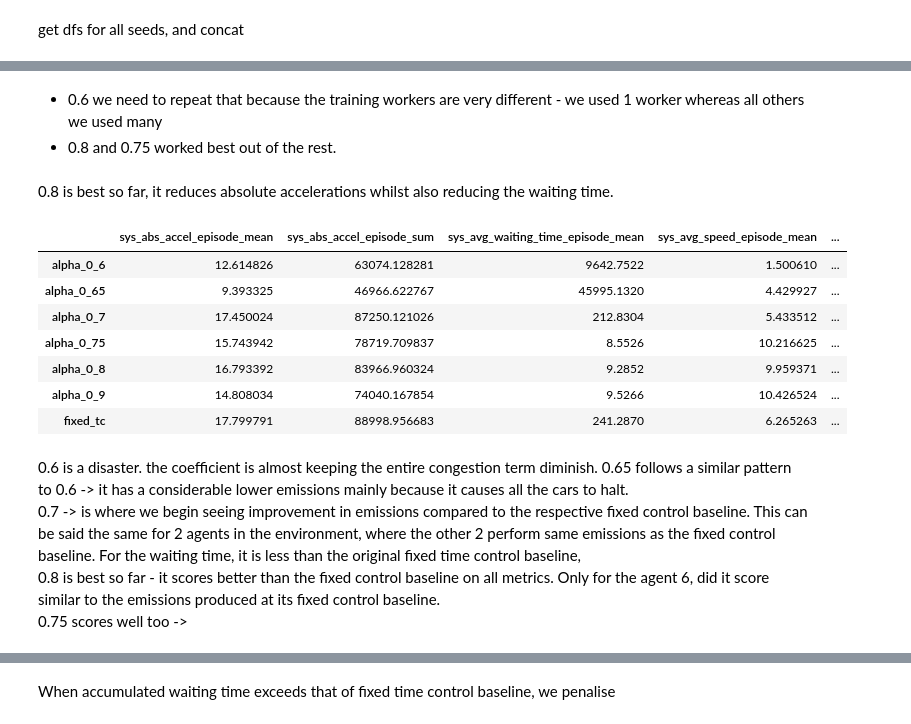
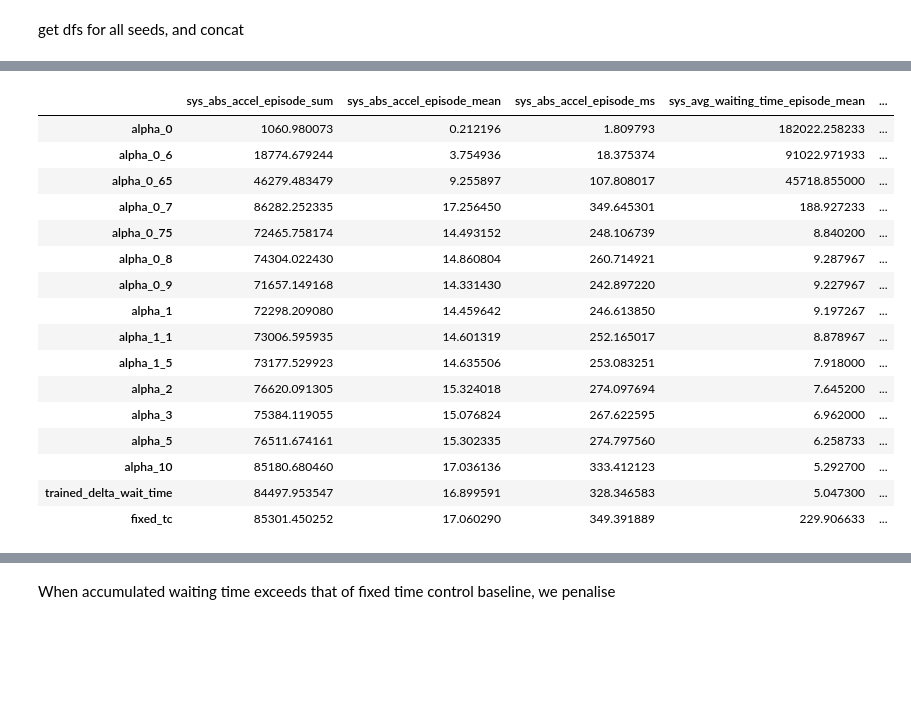
Before and after one commit to Loveen01/multi-agent-reinforcement-learning-reduce-non-exhaust-emissions, a Jupyter notebook: data_analysis_after_train/comparing_results_from_diff_accum_wait_reward_experiment_2x2grid_capped_reward.ipynb, the cells around one changed output, grey strips where cells are left out. Drawn from its saved outputs; the diff is of its cells as text; code cells hidden in the pictures; blank space fills up the shorter version.

```diff
--- a/data_analysis_after_train/comparing_results_from_diff_accum_wait_reward_experiment_2x2grid_capped_reward.ipynb
+++ b/data_analysis_after_train/comparing_results_from_diff_accum_wait_reward_experiment_2x2grid_capped_reward.ipynb
@@ -22,7 +23,18 @@ TRAINED_CHECKPOINT_PATHS = ["reward_experiments/2x2grid/combined_reward_with_que
                             "reward_experiments/2x2grid_with_wait_capped/combined_reward_with_diff_accum_wait/EVALUATION/PPO_2024-05-17_17_47__alpha_0.65",
                             "reward_experiments/2x2grid_with_wait_capped/combined_reward_with_diff_accum_wait/EVALUATION/PPO_2024-05-17_18_55__alpha_0.75",
                             "reward_experiments/2x2grid_with_wait_capped/combined_reward_with_diff_accum_wait/EVALUATION/PPO_2024-05-17_19_57__alpha_0.9",
-                            "reward_experiments/2x2grid_with_wait_capped/combined_reward_with_diff_accum_wait/EVALUATION/PPO_2024-05-17_21_00__alpha_1"
+                            "reward_experiments/2x2grid_with_wait_capped/combined_reward_with_diff_accum_wait/EVALUATION/PPO_2024-05-17_21_00__alpha_1",
+                            "reward_experiments/2x2grid_with_wait_capped/combined_reward_with_diff_accum_wait/EVALUATION/PPO_2024-05-17_21_58__alpha_1.1",
+                            "reward_experiments/2x2grid_with_wait_capped/combined_reward_with_diff_accum_wait/EVALUATION/PPO_2024-05-18_11_46__alpha_0.6",
+                            "reward_experiments/2x2grid_with_wait_capped/combined_reward_with_diff_accum_wait/EVALUATION/PPO_2024-05-18_15_47__alpha_1.5",
+                            "reward_experiments/2x2grid_with_wait_capped/combined_reward_with_diff_accum_wait/EVALUATION/PPO_2024-05-18_17_19__alpha_2",
+                            "reward_experiments/2x2grid_with_wait_capped/combined_reward_with_diff_accum_wait/EVALUATION/PPO_2024-05-18_19_58__delta_wait_time_reward_capped",
+                            "reward_experiments/2x2grid_with_wait_capped/combined_reward_with_diff_accum_wait/EVALUATION/PPO_2024-05-18_20_46__alpha_3",
+                            "reward_experiments/2x2grid_with_wait_capped/combined_reward_with_diff_accum_wait/EVALUATION/PPO_2024-05-18_23_01__alpha_5",
+                            "reward_experiments/2x2grid_with_wait_capped/combined_reward_with_diff_accum_wait/EVALUATION/PPO_2024-05-20_09_18__alpha_10",
+                            "reward_experiments/2x2grid_with_wait_capped/combined_reward_with_diff_accum_wait/EVALUATION/PPO_2024-05-20_10_39__alpha_1_reduced_observation_space",
+                            "reward_experiments/2x2grid_with_wait_capped/combined_reward_with_diff_accum_wait/EVALUATION/PPO_2024-05-20_13_16__alpha_1_single_observ",
+                            "reward_experiments/2x2grid_with_wait_capped/combined_reward_with_diff_accum_wait/EVALUATION/PPO_2024-05-16_09_54__alpha_0_from_2x2_diff_acc"
                             ]
 
 TRAINED_CHECKPOINT_PATHS_ABS = [os.path.join("/Users/loveen/Desktop/Masters project/rl-multi-agent-traffic-nonexhaust-emissions-clean", x) for x in TRAINED_CHECKPOINT_PATHS]
@@ -79,9 +169,9 @@ get dfs for all seeds, and concat
 SUMO_SEEDS = [10, 15, 22, 31, 55, 39, 83, 49, 51, 74]
 SUMO_SEEDS = [10, 22, 39, 31, 55]
 
-SUMO_SEEDS = [10]
+SUMO_SEEDS = [10, 15, 22, 39, 31, 55]
 
-alpha_dfs = [concaten_summary_for_specific_seed(seed) for seed in SUMO_SEEDS]
+alpha_dfs = [concaten_alpha_tuning_summary_for_specific_seed(seed) for seed in SUMO_SEEDS]
 
 # Step 2: Concatenate them along the row axis
 alpha_df_combined = pd.concat(alpha_dfs, axis=0, ignore_index=False)
@@ -112,42 +220,61 @@ df_average_whole_experiment
-# %% [markdown]
-- 0.6 we need to repeat that because the training workers are very different - we used 1 worker whereas all others we used many
-- 0.8 and 0.75 worked best out of the rest.
-# %% [markdown]
-0.8 is best so far, it reduces absolute accelerations whilst also reducing the waiting time.
+# %%
+df_average_whole_experiment_ordered = df_average_whole_experiment.reindex([
+                                         'alpha_0',
+                                         'alpha_0_6',
+                                         'alpha_0_65',
+                                         "alpha_0_7",
+                                         "alpha_0_75",
+                                         "alpha_0_8",
+                                         "alpha_0_9",
+                                         "alpha_1",
+                                         "alpha_1_1",
+                                         "alpha_1_5",
+                                         "alpha_2",
+                                         "alpha_3",
+                                         "alpha_5",
+                                         "alpha_10",
+                                         "trained_delta_wait_time",
+                                         "fixed_tc"])
 # %%
-df_average_whole_experiment[["sys_abs_accel_episode_mean",
-                             "sys_abs_accel_episode_sum",
+df_subset = df_average_whole_experiment_ordered[["sys_abs_accel_episode_sum",
+                                                 "sys_abs_accel_episode_mean",
+                             "sys_abs_accel_episode_ms",
                              "sys_avg_waiting_time_episode_mean",
                              "sys_avg_speed_episode_mean",
 
                              "1_abs_accel_mean",
                              '1_abs_accel_sum',
                              "1_accumulated_waiting_time_mean",
 
                              '2_abs_accel_mean',
                              '2_abs_accel_sum',
                              "2_accumulated_waiting_time_mean",
 
                              '5_abs_accel_mean',
                              '5_abs_accel_sum',
                              "5_accumulated_waiting_time_mean",
 
                              '6_abs_accel_mean',
                              '6_abs_accel_sum',
                              "6_accumulated_waiting_time_mean"
                              ]]
+
+df_subset
 # %% [output]
-|  | sys_abs_accel_episode_mean | sys_abs_accel_episode_sum | sys_avg_waiting_time_episode_mean | sys_avg_speed_episode_mean | ... |
-| alpha_0_6 | 12.614826 | 63074.128281 | 9642.7522 | 1.500610 | ... |
-| alpha_0_65 | 9.393325 | 46966.622767 | 45995.1320 | 4.429927 | ... |
-| alpha_0_7 | 17.450024 | 87250.121026 | 212.8304 | 5.433512 | ... |
-| alpha_0_75 | 15.743942 | 78719.709837 | 8.5526 | 10.216625 | ... |
-| alpha_0_8 | 16.793392 | 83966.960324 | 9.2852 | 9.959371 | ... |
-| alpha_0_9 | 14.808034 | 74040.167854 | 9.5266 | 10.426524 | ... |
-| fixed_tc | 17.799791 | 88998.956683 | 241.2870 | 6.265263 | ... |
+|  | sys_abs_accel_episode_sum | sys_abs_accel_episode_mean | sys_abs_accel_episode_ms | sys_avg_waiting_time_episode_mean | ... |
+| alpha_0 | 1060.980073 | 0.212196 | 1.809793 | 182022.258233 | ... |
+| alpha_0_6 | 18774.679244 | 3.754936 | 18.375374 | 91022.971933 | ... |
+| alpha_0_65 | 46279.483479 | 9.255897 | 107.808017 | 45718.855000 | ... |
+| alpha_0_7 | 86282.252335 | 17.256450 | 349.645301 | 188.927233 | ... |
+| alpha_0_75 | 72465.758174 | 14.493152 | 248.106739 | 8.840200 | ... |
+| alpha_0_8 | 74304.022430 | 14.860804 | 260.714921 | 9.287967 | ... |
+| alpha_0_9 | 71657.149168 | 14.331430 | 242.897220 | 9.227967 | ... |
+| alpha_1 | 72298.209080 | 14.459642 | 246.613850 | 9.197267 | ... |
+| alpha_1_1 | 73006.595935 | 14.601319 | 252.165017 | 8.878967 | ... |
+| alpha_1_5 | 73177.529923 | 14.635506 | 253.083251 | 7.918000 | ... |
+| alpha_2 | 76620.091305 | 15.324018 | 274.097694 | 7.645200 | ... |
+| alpha_3 | 75384.119055 | 15.076824 | 267.622595 | 6.962000 | ... |
+| alpha_5 | 76511.674161 | 15.302335 | 274.797560 | 6.258733 | ... |
+| alpha_10 | 85180.680460 | 17.036136 | 333.412123 | 5.292700 | ... |
+| trained_delta_wait_time | 84497.953547 | 16.899591 | 328.346583 | 5.047300 | ... |
+| fixed_tc | 85301.450252 | 17.060290 | 349.391889 | 229.906633 | ... |
-# %% [markdown]
-0.6 is a disaster. the coefficient is almost keeping the entire congestion term diminish.
-0.65 follows a similar pattern to 0.6 -> it has a considerable lower emissions mainly because it causes all the cars to halt.
-0.7 -> is where we begin seeing improvement in emissions compared to the respective fixed control baseline. This can be said the same for 2 agents in the environment, where the other 2 perform same emissions as the fixed control baseline. For the waiting time, it is less than the original fixed time control baseline,
-0.8 is best so far - it scores better than the fixed control baseline on all metrics. Only for the agent 6, did it score similar to the emissions produced at its fixed control baseline.
-0.75 scores well too ->
```
Also changed, not shown: parts of 33 cells of this notebook, 2 other files.
